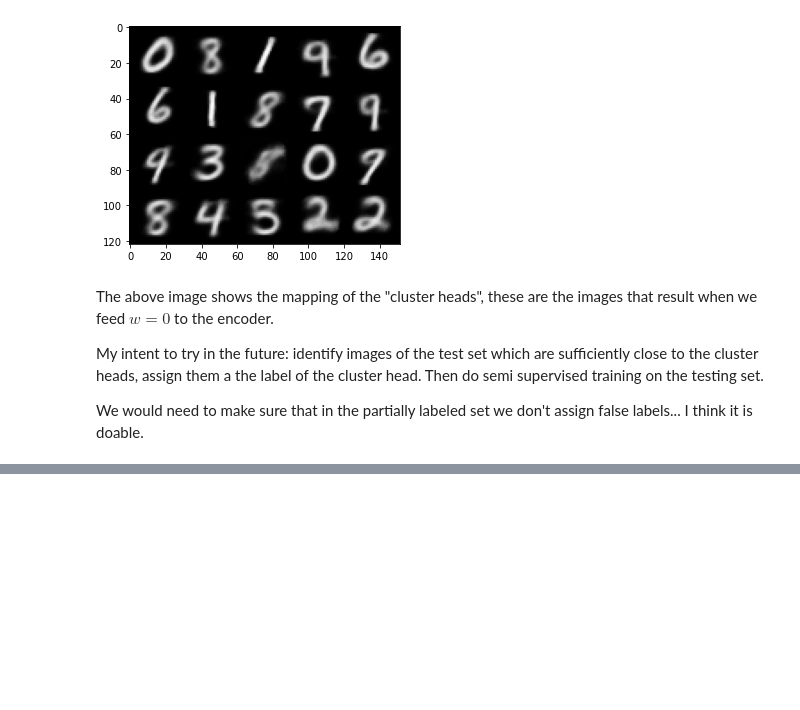
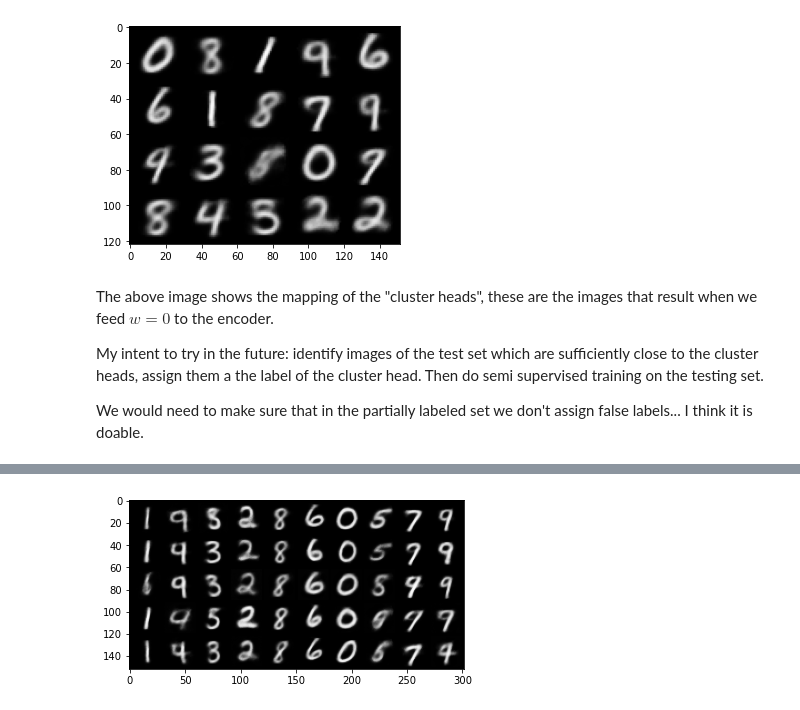
Before and after one commit to zelhar/mg22, a Jupyter notebook: unsupervised_clustering.ipynb, the cells around one changed output, grey strips where cells are left out. Cells and saved outputs as stored; diff of their text form; code cells hidden in the pictures; blank space fills up the shorter version.

```diff
--- a/unsupervised_clustering.ipynb
+++ b/unsupervised_clustering.ipynb
@@ -234,0 +319,5 @@ We would need to make sure that in the partially labeled set we don't assign fal
+# %%
+model = M2.AE2(nz=20, nclasses=10)
+model.apply(init_weights)
+#model.fit_v2(train_loader)
+model.fit(train_loader)
@@ -234,0 +342,9 @@ We would need to make sure that in the partially labeled set we don't assign fal
+# %%
+c = torch.eye(model.nclasses)
+c = model.clusterhead_embedding(c)
+cx = model.Px(c).reshape(-1,1,28,28)
+zs = distributions.Normal(loc=c, scale=0.5).sample((5,))
+xs = model.Px(zs).reshape(-1,1,28,28)
+ut.plot_images(xs, model.nclasses)
+# %% [output]
+[figure, added]
```
Also changed, not shown: parts of 8 cells of this notebook, 5 other files.
